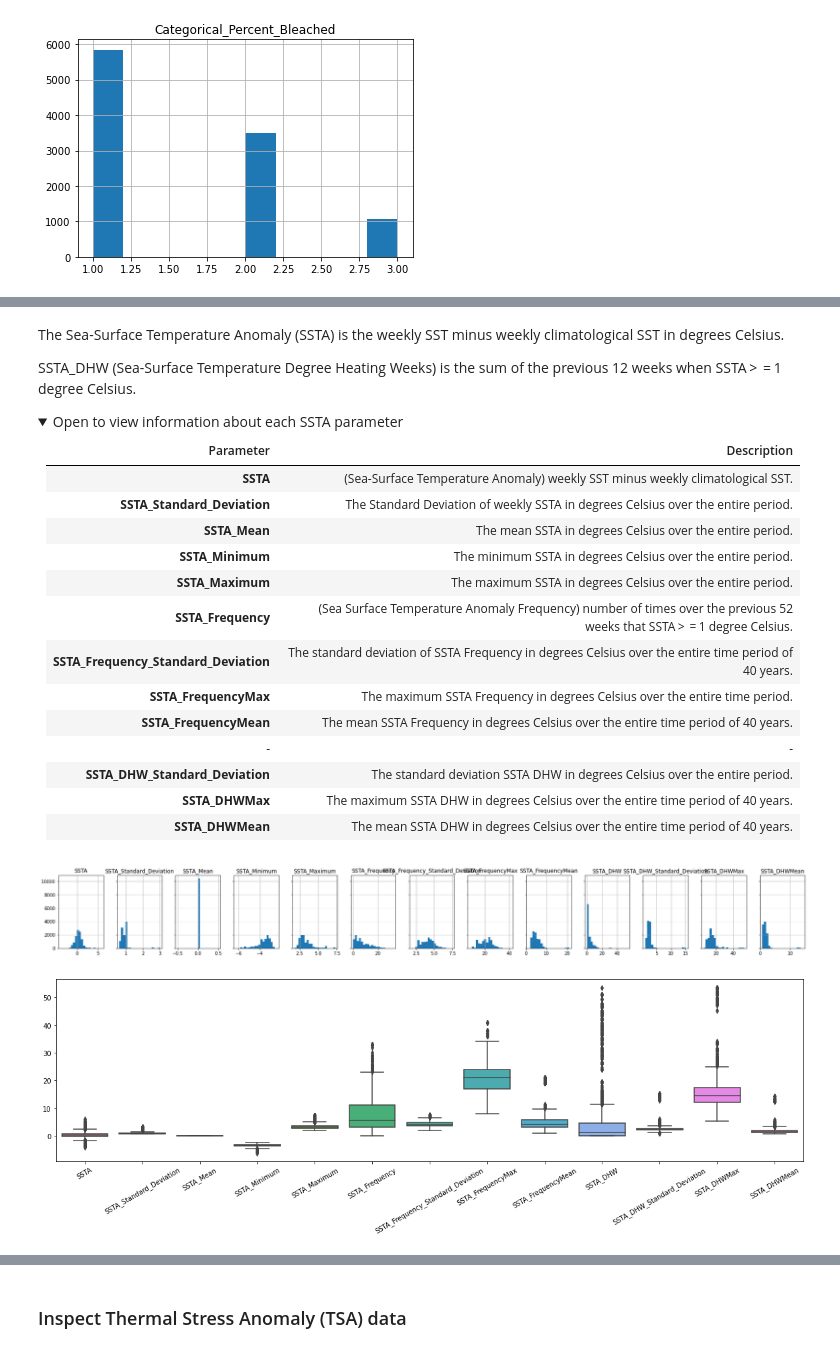
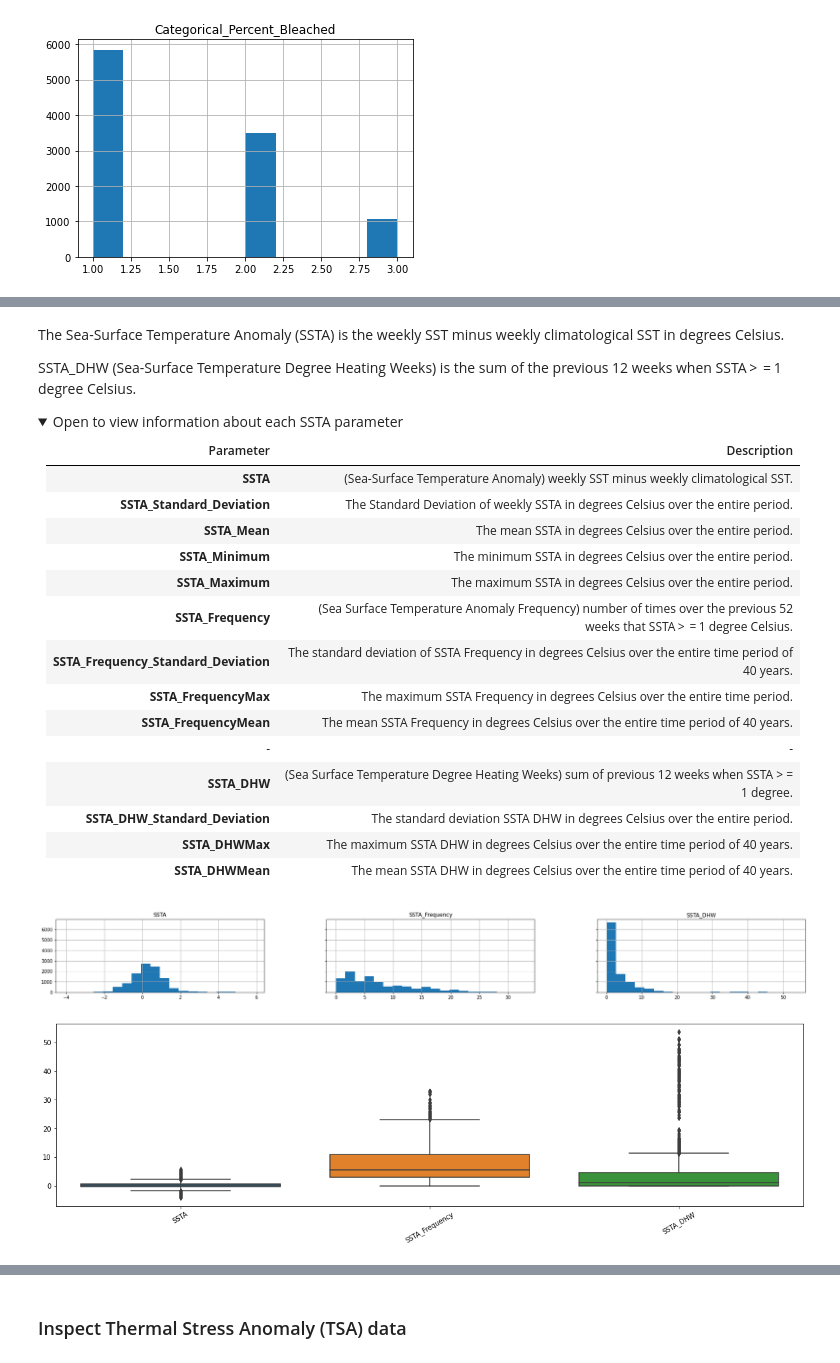
Before and after one commit to maur1/wid_2022_oceanhub_cognite, a Jupyter notebook: coral_bleaching/classification_v1.ipynb, the cells around one changed output, grey strips where cells are left out. Drawn from its saved outputs; the diff is of its cells as text; code cells hidden in the pictures; folded sections open.

```diff
--- a/coral_bleaching/classification_v1.ipynb
+++ b/coral_bleaching/classification_v1.ipynb
@@ -183,6 +294,7 @@ SSTA_DHW (Sea-Surface Temperature Degree Heating Weeks) is the sum of the previo
 |**SSTA_FrequencyMax**|The maximum SSTA Frequency in degrees Celsius over the entire time period.|
 |**SSTA_FrequencyMean**|The mean SSTA Frequency in degrees Celsius over the entire time period of 40 years.|
 |-|-|
+|**SSTA_DHW**|(Sea Surface Temperature Degree Heating Weeks) sum of previous 12 weeks when SSTA > = 1 degree.|
 |**SSTA_DHW_Standard_Deviation**|The standard deviation SSTA DHW in degrees Celsius over the entire period.|
 |**SSTA_DHWMax**|The maximum SSTA DHW in degrees Celsius over the entire time period of 40 years.|
 |**SSTA_DHWMean**|The mean SSTA DHW in degrees Celsius over the entire time period of 40 years.|
@@ -191,13 +303,14 @@ SSTA_DHW (Sea-Surface Temperature Degree Heating Weeks) is the sum of the previo
 # %%
 # Inspect SSTA data
 ssta_cols = ['SSTA', 'SSTA_Standard_Deviation', 'SSTA_Mean', 'SSTA_Minimum', 'SSTA_Maximum', 'SSTA_Frequency', 'SSTA_Frequency_Standard_Deviation', 'SSTA_FrequencyMax', 'SSTA_FrequencyMean', 'SSTA_DHW', 'SSTA_DHW_Standard_Deviation','SSTA_DHWMax', 'SSTA_DHWMean',]
-plot_multiple_histograms(columns=ssta_cols, dataframe=coral_reef_data_df)
+ssta_measurment_cols =  ['SSTA', 'SSTA_Frequency', 'SSTA_DHW']
+plot_multiple_histograms(columns=ssta_measurment_cols, dataframe=coral_reef_data_df)
 # %% [output]
-[figure, old version]
+[figure, new version]
 # %%
 plt.figure(figsize=(20,5))
-ax = sns.boxplot(data=coral_reef_data_df[ssta_cols])
+ax = sns.boxplot(data=coral_reef_data_df[ssta_measurment_cols])
 ax.set_xticklabels(ax.get_xticklabels(),rotation=30)
 plt.show()
 # %% [output]
-[figure, old version]
+[figure, new version]
```
Also changed, not shown: parts of 38 cells of this notebook.
